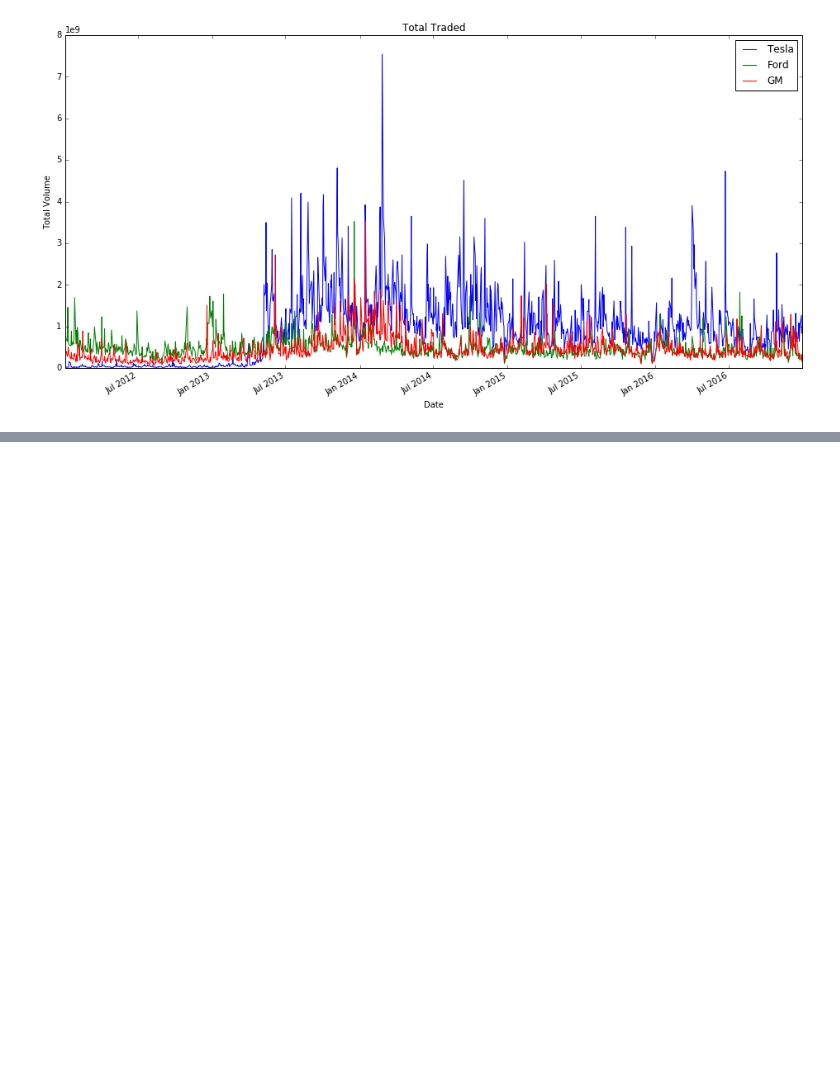
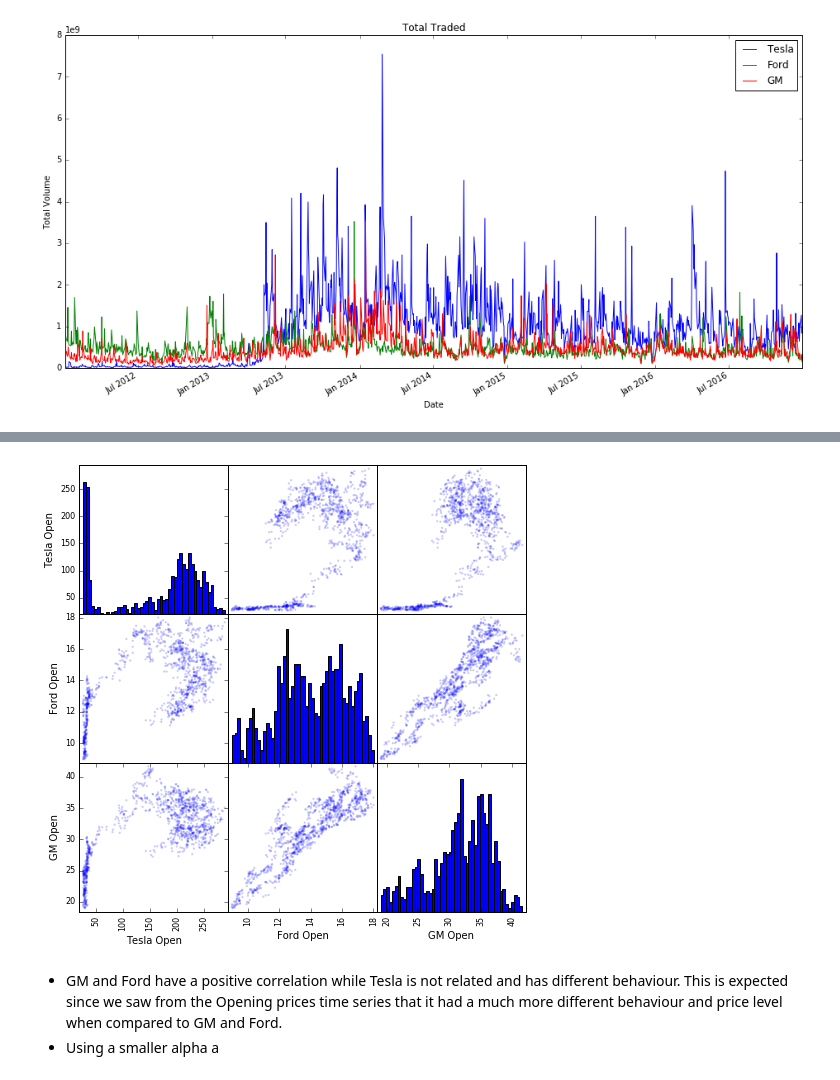
Before and after one commit to prynxc/Py-finance, a Jupyter notebook: Stock Market Analysis.ipynb, the cells around one changed output, grey strips where cells are left out. Saved outputs shown, nothing was run; the diff lists cells and outputs as text; code cells hidden in the pictures; blank space fills up the shorter version.

```diff
--- a/Stock Market Analysis.ipynb
+++ b/Stock Market Analysis.ipynb
@@ -73,0 +89,10 @@ plt.legend(loc=0);
+# %%
+scatter_df = pd.concat((tesla['Open'],ford['Open'],gm['Open']),axis = 1)
+scatter_df.columns = ['Tesla Open','Ford Open','GM Open']
+# %%
+scatter_matrix(scatter_df,hist_kwds={'bins':50},alpha=0.2,figsize=(8,8),c = 'b');
+# %% [output]
+[figure, added]
+# %% [markdown]
+- GM and Ford have a positive correlation while Tesla is not related and has different behaviour. This is expected since we saw from the Opening prices time series that it had a much more different behaviour and price level when compared to GM and Ford.
+- Using a smaller alpha a
```
Also changed, not shown: parts of 8 cells of this notebook.
